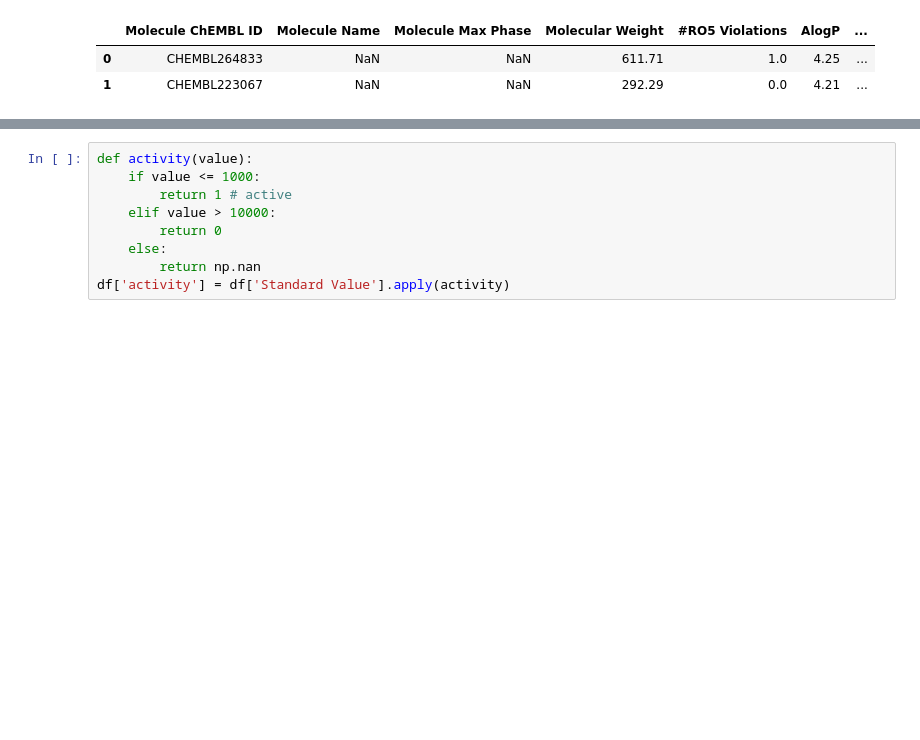
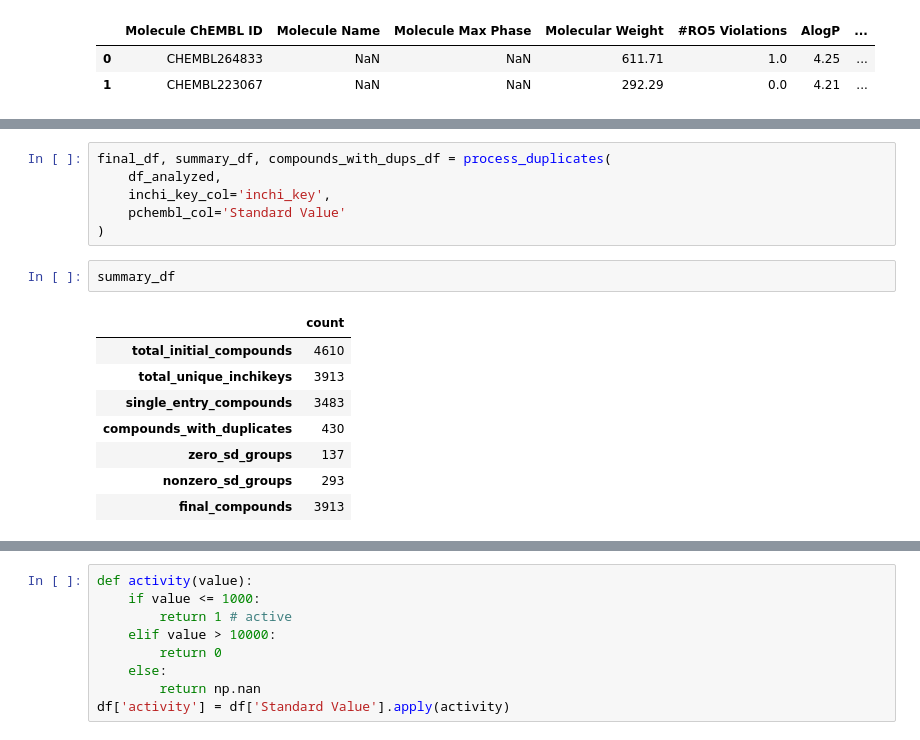
Before and after one commit to Yash-Dhanawate/ptp1b-activity, a Jupyter notebook: notebook/main.ipynb, the cells around one changed output, grey strips where cells are left out. Drawn from its saved outputs; the diff is of its cells as text; blank space fills up the shorter version.

```diff
--- a/notebook/main.ipynb
+++ b/notebook/main.ipynb
@@ -47,0 +224,17 @@ dtype: int64
+# %%
+final_df, summary_df, compounds_with_dups_df = process_duplicates(
+    df_analyzed,
+    inchi_key_col='inchi_key',
+    pchembl_col='Standard Value'
+)
+# %%
+summary_df
+# %% [output]
+|  | count |
+| total_initial_compounds | 4610 |
+| total_unique_inchikeys | 3913 |
+| single_entry_compounds | 3483 |
+| compounds_with_duplicates | 430 |
+| zero_sd_groups | 137 |
+| nonzero_sd_groups | 293 |
+| final_compounds | 3913 |
```
Also changed, not shown: parts of 43 cells of this notebook, 2 other files.
